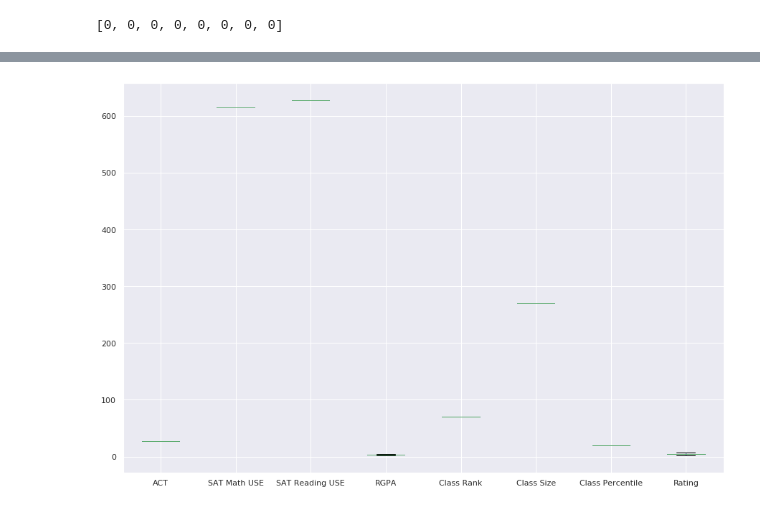
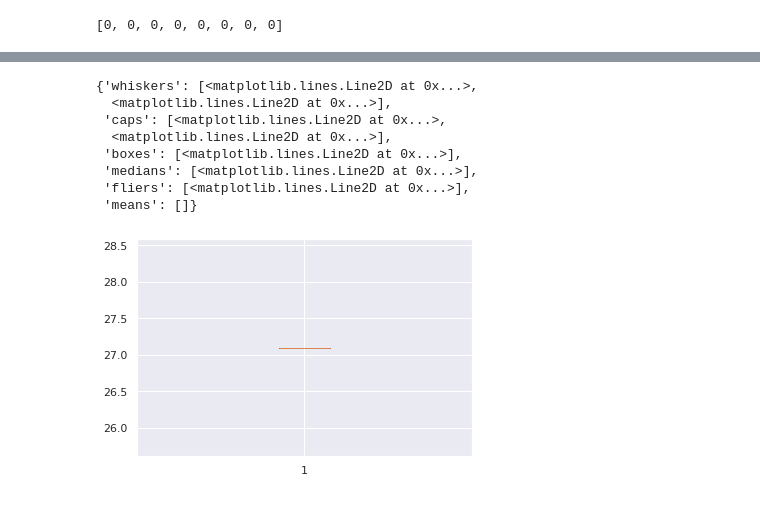
Before and after one commit to Kerry-Clarke/ba590_capstone, a Jupyter notebook: p1.ipynb, the cells around one changed output, grey strips where cells are left out. Saved outputs shown, nothing was run; the diff lists cells and outputs as text; code cells hidden in the pictures.

```diff
--- a/p1.ipynb
+++ b/p1.ipynb
@@ -147,12 +147,15 @@ for col in df.columns:
     lbound = q1 - 1.5*IQR
     ubound = q3 + 1.5*IQR
     df.loc[:, col] = df.loc[:, col].apply(lambda x: outlier_handling(x, ubound,lbound))
-# %%
-# exmaine the features in the dfcont dataframe
-for col in df.columns:
-    fig = plt.figure(figsize=(15,10))
-    df.boxplot()
-    break
-plt.show()
-# %% [output]
-[figure, removed]
+# %%
+plt.boxplot(df['ACT'])
+# %% [output]
+{'whiskers': [<matplotlib.lines.Line2D at 0x...>,
+  <matplotlib.lines.Line2D at 0x...>],
+ 'caps': [<matplotlib.lines.Line2D at 0x...>,
+  <matplotlib.lines.Line2D at 0x...>],
+ 'boxes': [<matplotlib.lines.Line2D at 0x...>],
+ 'medians': [<matplotlib.lines.Line2D at 0x...>],
+ 'fliers': [<matplotlib.lines.Line2D at 0x...>],
+ 'means': []}
+[figure, added]
```
Also changed, not shown: parts of 14 cells of this notebook, 5 other files.
